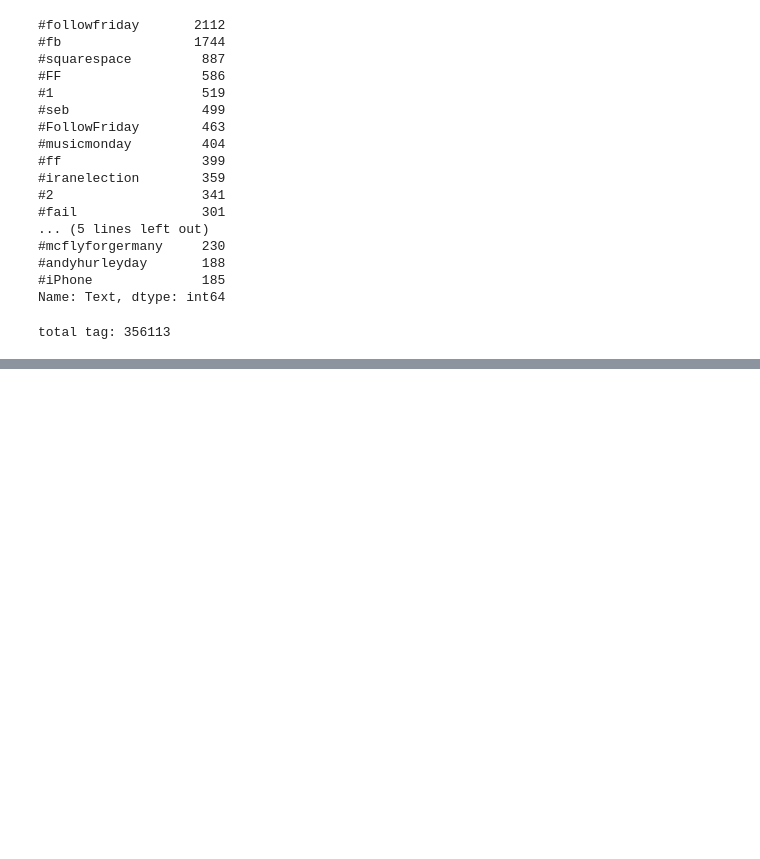
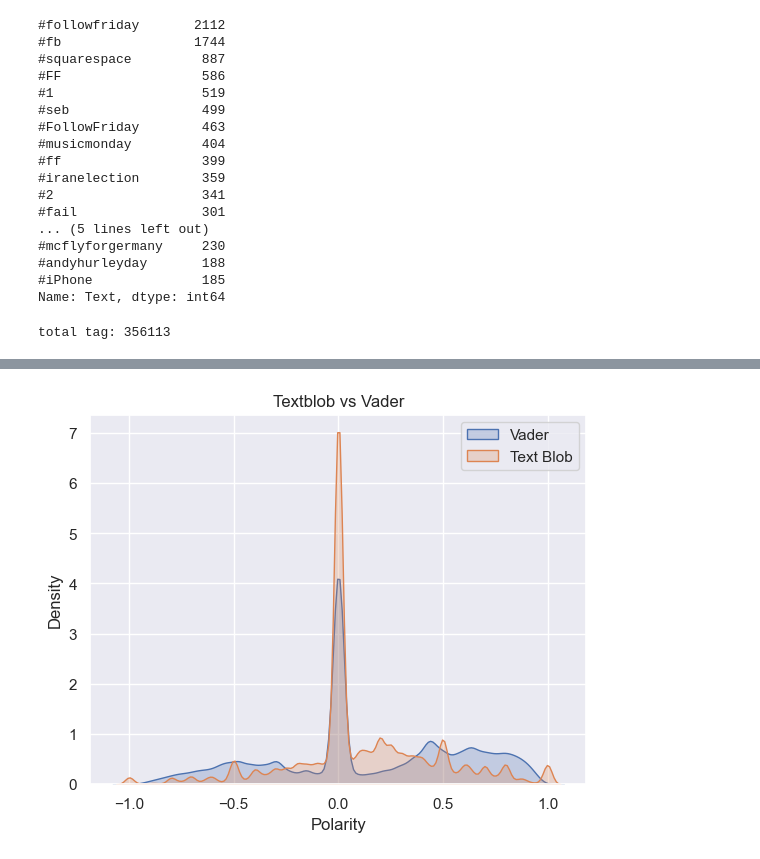
Before and after one commit to alexCCTcollege/CA2, a Jupyter notebook: EDA.ipynb, the cells around one changed output, grey strips where cells are left out. Saved outputs shown, nothing was run; the diff lists cells and outputs as text; code cells hidden in the pictures; blank space fills up the shorter version.

```diff
--- a/EDA.ipynb
+++ b/EDA.ipynb
@@ -95,0 +99,8 @@ total tag: 356113
+# %%
+import nltk
+from nltk.sentiment import SentimentIntensityAnalyzer
+nltk.download('vader_lexicon')
+sia = SentimentIntensityAnalyzer()
+
+def polarity_Vader(x):
+    return sia.polarity_scores(x)["compound"]
@@ -95,0 +133,11 @@ total tag: 356113
+# %%
+#plot Blob vs vader
+sns.set(style="darkgrid")
+sns.kdeplot(data=tweet['score_V'], label="Vader", shade=True)
+sns.kdeplot(data=tweet['score_T'], label="Text Blob", shade=True)
+plt.xlabel("Polarity")
+plt.title("Textblob vs Vader")
+plt.legend()
+plt.show()
+# %% [output]
+[figure, added]
```
Also changed, not shown: parts of 28 cells of this notebook.
